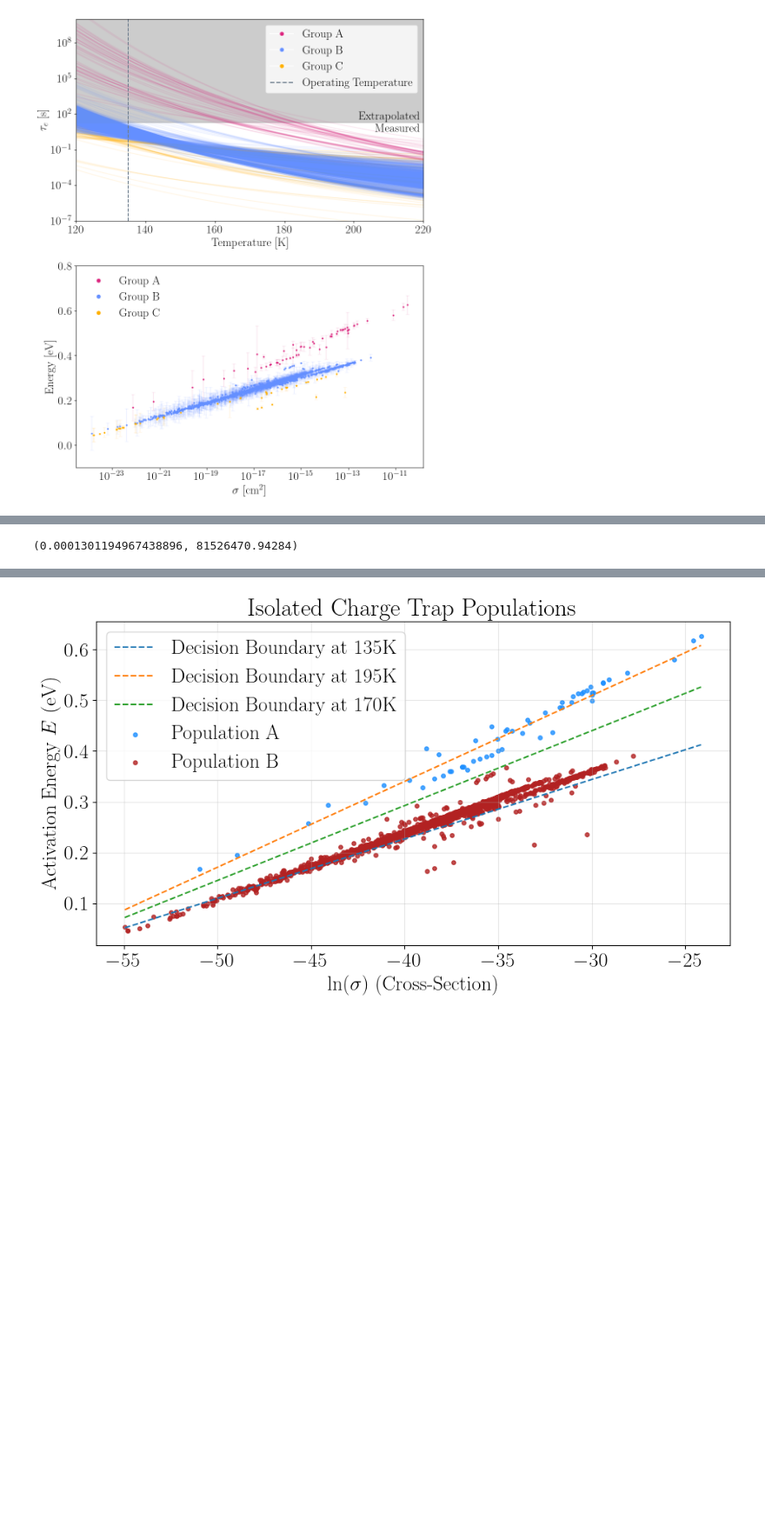
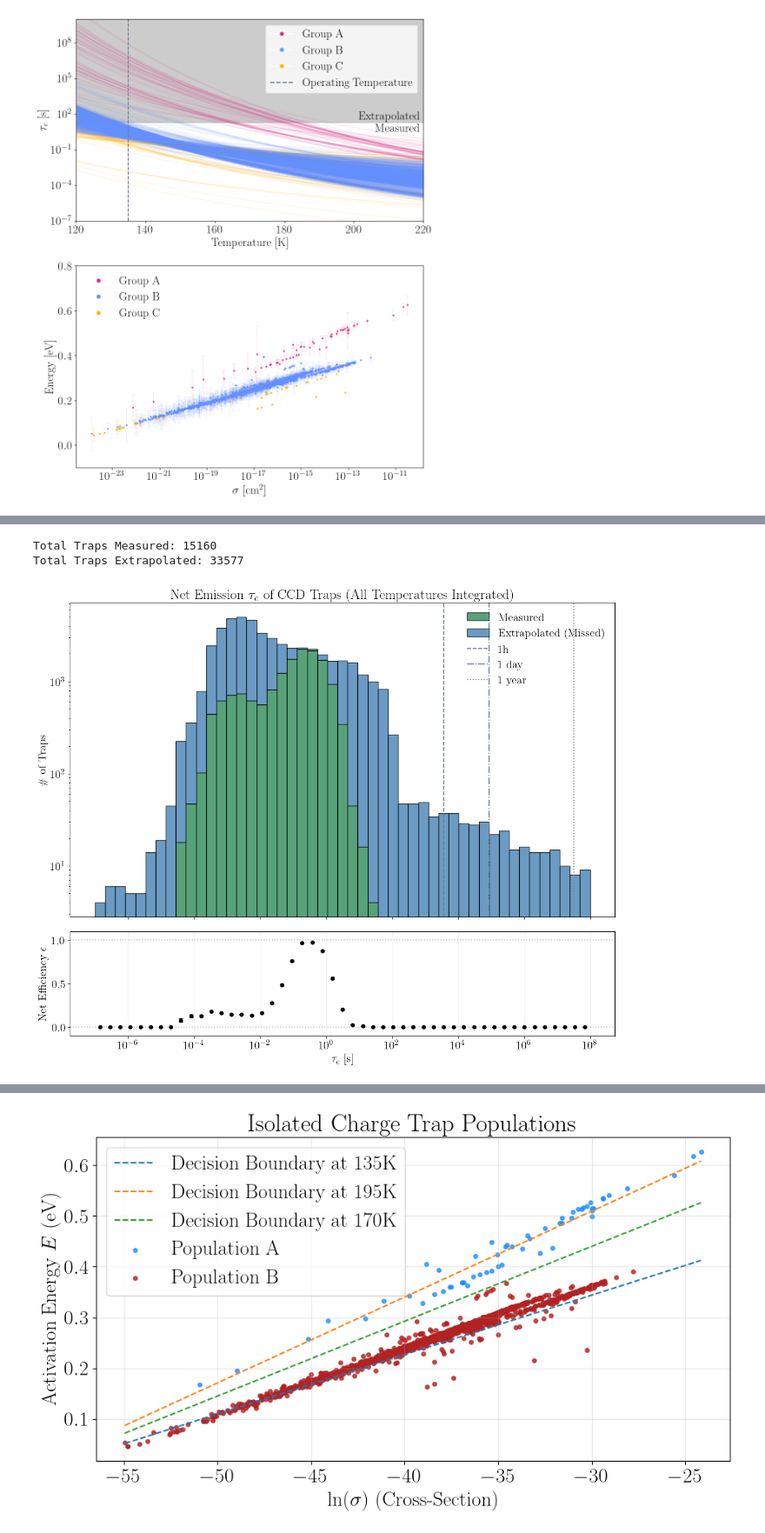
Before and after one commit to anshsdesai/sensei_charge_traps, a Jupyter notebook: charge_trap_figures.ipynb, the cells around one changed output, grey strips where cells are left out. Shown at 87% size. Saved outputs shown, nothing was run; the diff lists cells and outputs as text; code cells hidden in the pictures; blank space fills up the shorter version.

```diff
--- a/charge_trap_figures.ipynb
+++ b/charge_trap_figures.ipynb
@@ -715,4 +702,75 @@ ValueError: setting an array element with a sequence. The requested array has an
 # %%
-minbin,maxbin
+import numpy as np
+import matplotlib.pyplot as plt
+
+# 1. Aggregate data across all temperatures
+all_measured_taus = []
+all_extrapolated_taus = []
+
+for t in tau_temperatures.keys():
+    all_measured_taus.extend(tau_temperatures[t]['measured'])
+    all_extrapolated_taus.extend(tau_temperatures[t]['extrapolated'])
+
+all_total_taus = all_measured_taus + all_extrapolated_taus
+
+print(f"Total Traps Measured: {len(all_measured_taus)}")
+print(f"Total Traps Extrapolated: {len(all_extrapolated_taus)}")
+
+if len(all_total_taus) > 0:
+    # 2. Set up the Two-Panel Plot
+    fig, axes = plt.subplots(2, 1, figsize=(12, 10), gridspec_kw={'height_ratios': [3, 1]}, sharex=True)
+    ax_hist = axes[0]
+    ax_eff = axes[1]
+
+    # bins = np.geomspace(1e-7, 1e8, 75)
+
+    # --- Top Panel: Stacked Histogram ---
+    ax_hist.hist([all_measured_taus, all_extrapolated_taus], bins=bins, stacked=True,
+                 color=['seagreen', 'steelblue'], edgecolor='black', alpha=0.8,
+                 label=['Measured', 'Extrapolated (Missed)'])
+
+    ax_hist.set_title("Net Emission $\\tau_e$ of CCD Traps (All Temperatures Integrated)", fontsize=20)
+    ax_hist.set_ylabel("\\# of Traps", fontsize=16)
+    ax_hist.set_yscale('log')
+
+    ax_hist.axvline(3600, label='1h', ls='--', color='slategrey')
+    ax_hist.axvline(3600*24, label='1 day', ls='-.', color='slategrey')
+    ax_hist.axvline(3600*24*365, label='1 year', ls=':', color='slategrey')
+    ax_hist.legend(frameon=False, fontsize=16)
+
+    # --- Bottom Panel: Net Efficiency ---
+    meas_counts, _ = np.histogram(all_measured_taus, bins=bins)
+    tot_counts, _ = np.histogram(all_total_taus, bins=bins)
+
+    # Safely calculate efficiency
+    with np.errstate(divide='ignore', invalid='ignore'):
+        efficiency = meas_counts / tot_counts
+
+    bin_centers = np.sqrt(bins[:-1] * bins[1:])
+
+    # Calculate binomial errors
+    eff_err = np.zeros_like(efficiency)
+    valid = tot_counts > 0
+    eff_err[valid] = np.sqrt(efficiency[valid] * (1.0 - efficiency[valid]) / tot_counts[valid])
+
+    ax_eff.errorbar(bin_centers[valid], efficiency[valid], yerr=eff_err[valid],
+                    fmt='o', color='black', markersize=5, capsize=3)
+
+    # Formatting
+    ax_eff.set_xlabel('$\\tau_e$ [s]', fontsize=16)
+    ax_eff.set_ylabel("Net Efficiency $\\epsilon$", fontsize=16)
+    ax_eff.set_xscale('log')
+    ax_eff.set_ylim(-0.1, 1.1)
+    ax_eff.axhline(1.0, color='grey', ls=':', alpha=0.5)
+    ax_eff.axhline(0.0, color='grey', ls=':', alpha=0.5)
+    ax_eff.grid(True, which='both', axis='x', alpha=0.2)
+
+    plt.tight_layout()
+    plt.show()
+    plt.close()
+else:
+    print("No data available to plot.")
 # %% [output]
-(0.0001301194967438896, 81526470.94284)
+Total Traps Measured: 15160
+Total Traps Extrapolated: 33577
+[figure, added]
```
Also changed, not shown: parts of 8 cells of this notebook, 3 other files.
